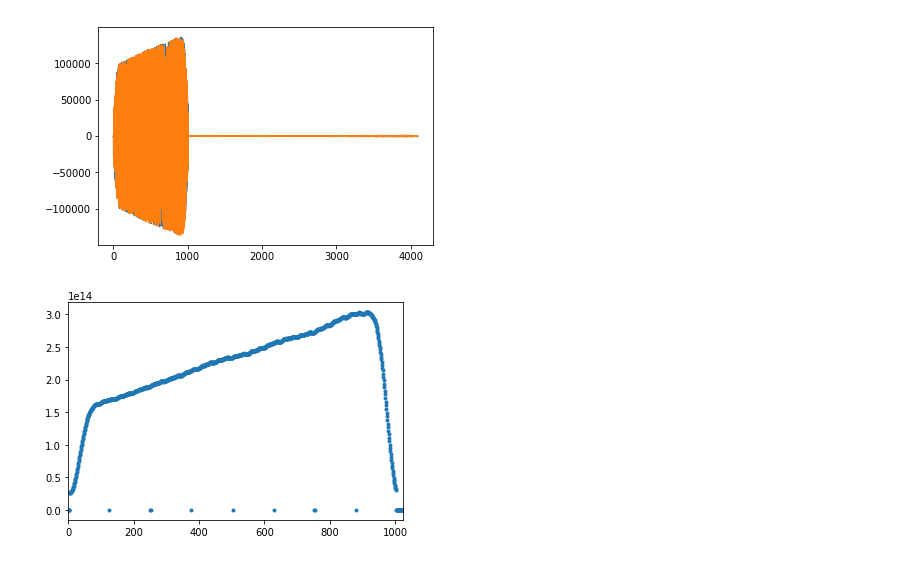
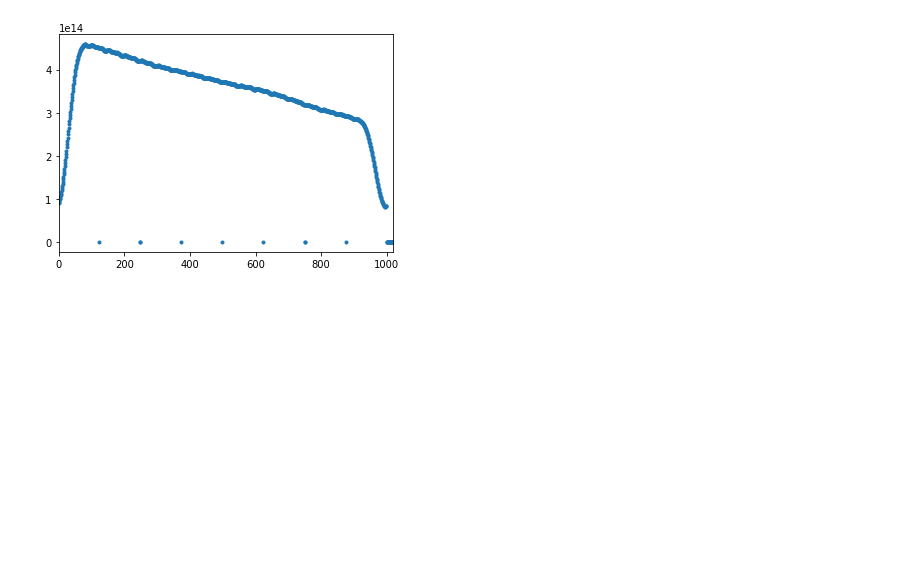
Before and after one commit to adriankaisinclair/primecam_gateware, a Jupyter notebook: tetra_v3.ipynb, the cells around one changed output. Saved outputs shown, nothing was run; the diff lists cells and outputs as text; code cells hidden in the pictures; blank space fills up the shorter version.

```diff
--- a/tetra_v3.ipynb
+++ b/tetra_v3.ipynb
@@ -77,7 +77,7 @@ def generate_wave_ddr4(freq_list):
     X[k] = np.exp(-1j*phi)
     x = np.fft.ifft(X) * lut_len/np.sqrt(2)
     bin_num = np.int64(np.round(freq_actual / (fs / fft_len)))
-    f_beat = freq_actual - bin_num*fs/fft_len
+    f_beat = bin_num*fs/fft_len - freq_actual
     dphi0 = f_beat/(fs/fft_len)*2**16
     if np.size(dphi0) > 1:
         dphi = np.concatenate((dphi0, np.zeros(fft_len - np.size(dphi0))))
@@ -85,7 +85,7 @@ def generate_wave_ddr4(freq_list):
         z = np.zeros(fft_len)
         z[0] = dphi0
         dphi = z
-    return x, dphi
+    return x, dphi, freq_actual
 
 def norm_wave(wave, max_amp=2**15-1):
     norm = np.max(np.abs(wave))
@@ -99,7 +99,7 @@ def load_bin_list(chan, freq_list):
     fs = 512e6
     fft_len = 1024
     lut_len = 2**20
-    k = np.int64(np.round(freq_list/(fs/lut_len)))
+    k = np.int64(np.round(-freq_list/(fs/lut_len)))
     freq_actual = k*(fs/lut_len)
     bin_list = np.int64(np.round(freq_actual / (fs / fft_len)))
     pos_bin_idx = np.where(bin_list > 0)
@@ -198,8 +198,8 @@ def load_ddr4(chan, wave_real, wave_imag, dphi):
     mmio_bram_phis.array[0:512] = dphi_stacked[0:512] # the [0:512] indexing is necessary on .array
 
     # slice waveform for uploading to ddr4
-    I0, I1, I2, I3 = wave_real[0::4], wave_real[1::4], wave_real[2::4], wave_real[3::4]
-    Q0, Q1, Q2, Q3 = wave_imag[0::4], wave_imag[1::4], wave_imag[2::4], wave_imag[3::4]
+    Q0, Q1, Q2, Q3 = wave_real[0::4], wave_real[1::4], wave_real[2::4], wave_real[3::4]
+    I0, I1, I2, I3 = wave_imag[0::4], wave_imag[1::4], wave_imag[2::4], wave_imag[3::4]
     data0 = ((np.int32(I0) << 16) + Q0).astype("int32")
     data1 = ((np.int32(I1) << 16) + Q1).astype("int32")
     data2 = ((np.int32(I2) << 16) + Q2).astype("int32")
@@ -240,9 +240,9 @@ def get_snap_data(chan, mux_sel):
     max_count = 32768
     axi_wide.write(0x08, mux_sel<<1) # mux select 0-adc, 1-pfb, 2-ddc, 3-accum
     axi_wide.write(0x00, max_count - 16) # -4 to account for extra delay in write counter state machine
-    axi_wide.write(0x08, mux_sel<<1 | 0)
+    #axi_wide.write(0x08, mux_sel<<1 | 0)
     axi_wide.write(0x08, mux_sel<<1 | 1)
-    axi_wide.write(0x08, mux_sel<<1 | 0)
+    #axi_wide.write(0x08, mux_sel<<1 | 0)
     mmio_wide_bram = MMIO(base_addr_wide,max_count)
     wide_data = mmio_wide_bram.array[0:8192]# max/4, bram depth*word_bits/32bits
     if mux_sel==0:
@@ -335,21 +327,12 @@ plt.show()
 # %%
 # PFB spectra
-#firmware.chan1.dsp_regs_0.write(0x0c,260)
 I, Q = get_snap_data(1, 3)
 plt.figure()
-plt.plot(I[0:]/2**17*1024)
-plt.plot(Q[0:]/2**17*1024)
-#plt.xlim(0,1024)
+plt.plot(I[4:]**2 + Q[4:]**2, '.')
+plt.xlim(0,1020)
 plt.show()
-
-plt.figure()
-plt.plot(I[0:]**2 + Q[0:]**2, '.')
-#plt.xlim(0,100)
-plt.xlim(0,1024)
-plt.show()
 # %% [output]
-[figure, old version]
+[figure, new version]
-[figure, removed]
 # %%
 # write phase freqs to ddc luts
 # DDS shift debug loop
```
Also changed, not shown: parts of 5 cells of this notebook.
